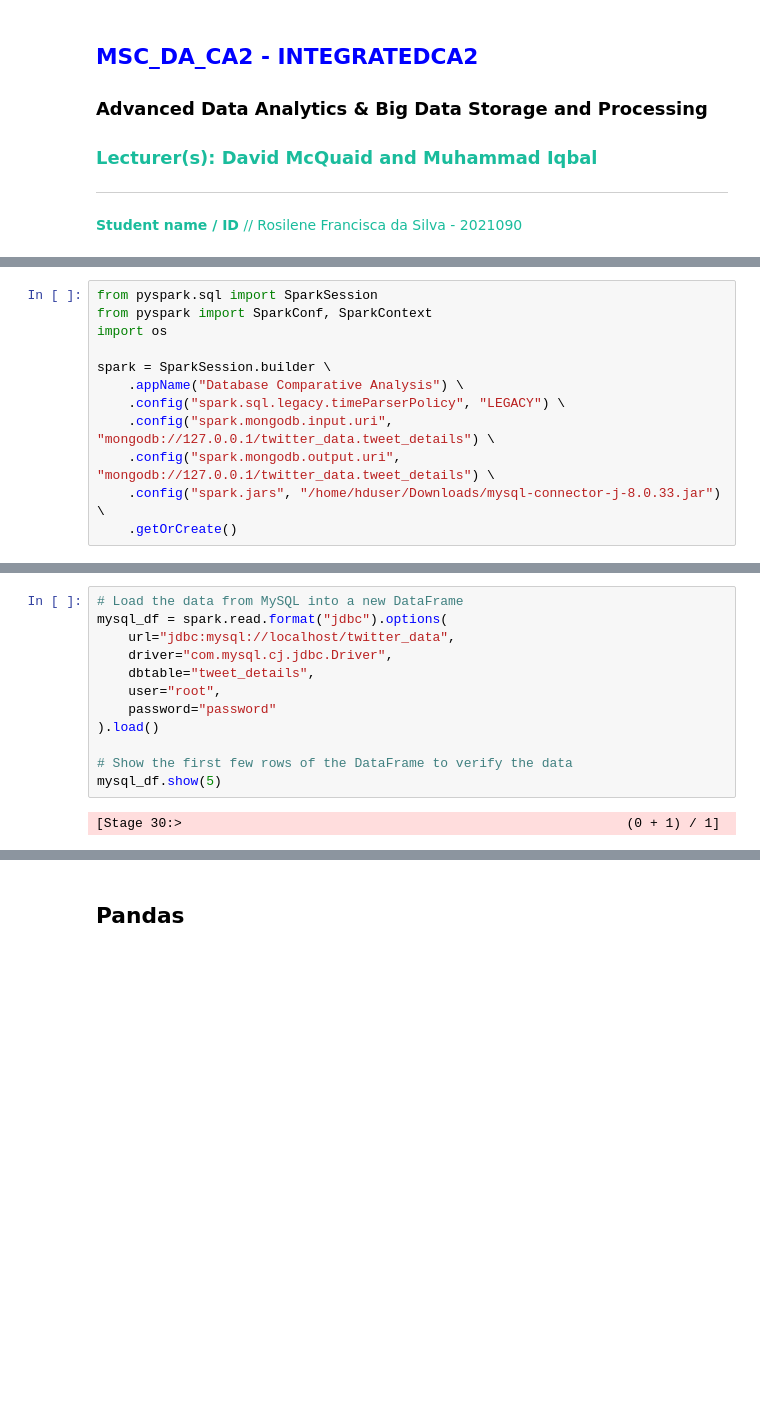
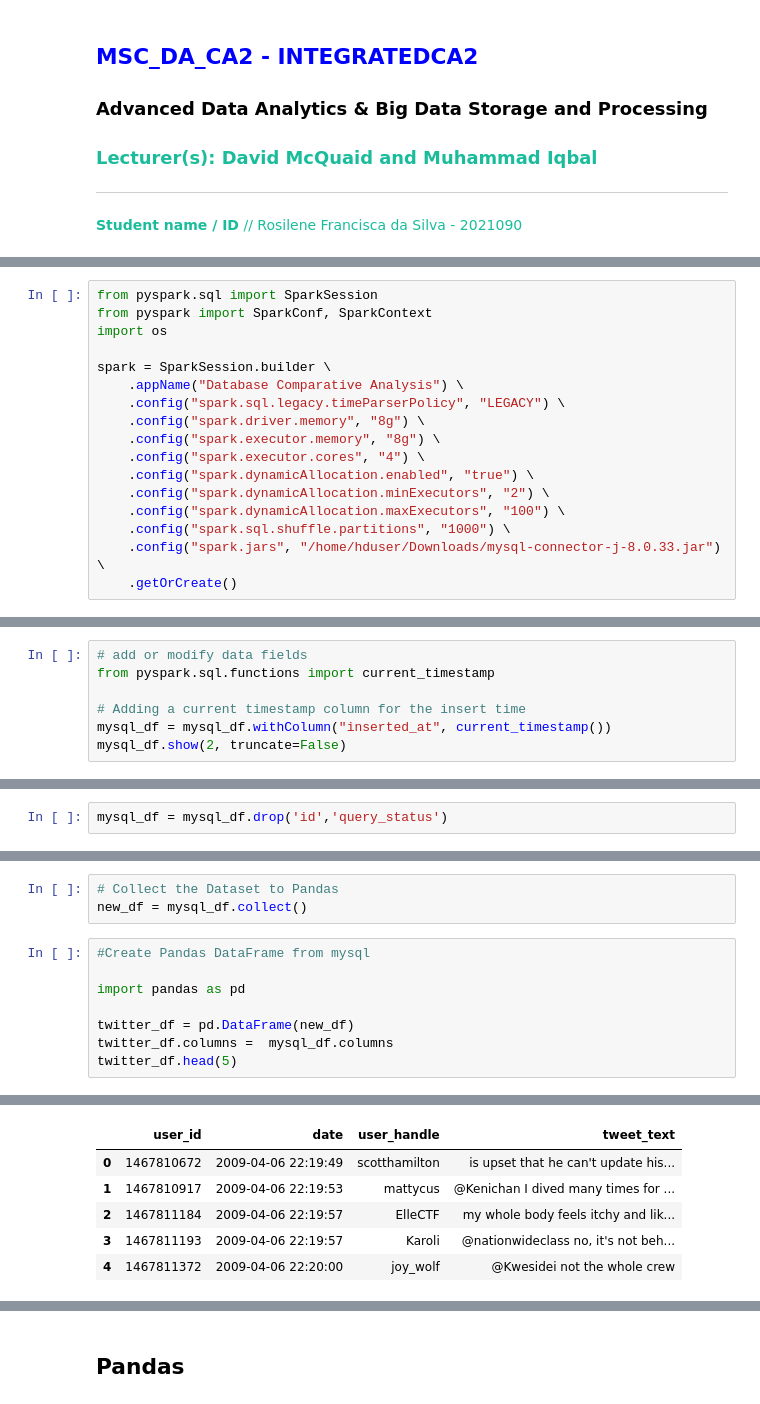
Before and after one commit to rosilenedasilva/twitter_sentiment_analysis_time_series_pyspark_mysql_ipynb, a Jupyter notebook: Integrated_CA2MScDA_ BD_ADA .ipynb, the cells around one changed output, grey strips where cells are left out. Drawn from its saved outputs; the diff is of its cells as text; blank space fills up the shorter version.

```diff
--- a/Integrated_CA2MScDA_ BD_ADA .ipynb
+++ b/Integrated_CA2MScDA_ BD_ADA .ipynb
@@ -16,7 +22,12 @@ import os
 spark = SparkSession.builder \
     .appName("Database Comparative Analysis") \
     .config("spark.sql.legacy.timeParserPolicy", "LEGACY") \
-    .config("spark.mongodb.input.uri", "mongodb://127.0.0.1/twitter_data.tweet_details") \
-    .config("spark.mongodb.output.uri", "mongodb://127.0.0.1/twitter_data.tweet_details") \
+    .config("spark.driver.memory", "8g") \
+    .config("spark.executor.memory", "8g") \
+    .config("spark.executor.cores", "4") \
+    .config("spark.dynamicAllocation.enabled", "true") \
+    .config("spark.dynamicAllocation.minExecutors", "2") \
+    .config("spark.dynamicAllocation.maxExecutors", "100") \
+    .config("spark.sql.shuffle.partitions", "1000") \
     .config("spark.jars", "/home/hduser/Downloads/mysql-connector-j-8.0.33.jar") \
     .getOrCreate()
@@ -260,0 +276,7 @@ Py4JJavaError: An error occurred while calling o128.save.
+# %%
+# add or modify data fields
+from pyspark.sql.functions import current_timestamp
+
+# Adding a current timestamp column for the insert time
+mysql_df = mysql_df.withColumn("inserted_at", current_timestamp())
+mysql_df.show(2, truncate=False)
@@ -260,0 +308,2 @@ Py4JJavaError: An error occurred while calling o128.save.
+# %%
+mysql_df = mysql_df.drop('id','query_status')
@@ -261,14 +335,12 @@ Py4JJavaError: An error occurred while calling o128.save.
+# %%
+# Collect the Dataset to Pandas
+new_df = mysql_df.collect()
 # %%
-# Load the data from MySQL into a new DataFrame
-mysql_df = spark.read.format("jdbc").options(
-    url="jdbc:mysql://localhost/twitter_data",
-    driver="com.mysql.cj.jdbc.Driver",
-    dbtable="tweet_details",
-    user="root",
-    password="password"
-).load()
+#Create Pandas DataFrame from mysql
 
-# Show the first few rows of the DataFrame to verify the data
-mysql_df.show(5)
+import pandas as pd
+
+twitter_df = pd.DataFrame(new_df)
+twitter_df.columns =  mysql_df.columns
+twitter_df.head(5)
 # %% [output]
-[Stage 30:>                                                         (0 + 1) / 1]
@@ -284,0 +347,6 @@ only showing top 5 rows
+|  | user_id | date | user_handle | tweet_text |
+| 0 | 1467810672 | 2009-04-06 22:19:49 | scotthamilton | is upset that he can't update his... |
+| 1 | 1467810917 | 2009-04-06 22:19:53 | mattycus | @Kenichan I dived many times for ... |
+| 2 | 1467811184 | 2009-04-06 22:19:57 | ElleCTF | my whole body feels itchy and lik... |
+| 3 | 1467811193 | 2009-04-06 22:19:57 | Karoli | @nationwideclass no, it's not beh... |
+| 4 | 1467811372 | 2009-04-06 22:20:00 | joy_wolf | @Kwesidei not the whole crew |
```
Also changed, not shown: parts of 92 cells of this notebook.
